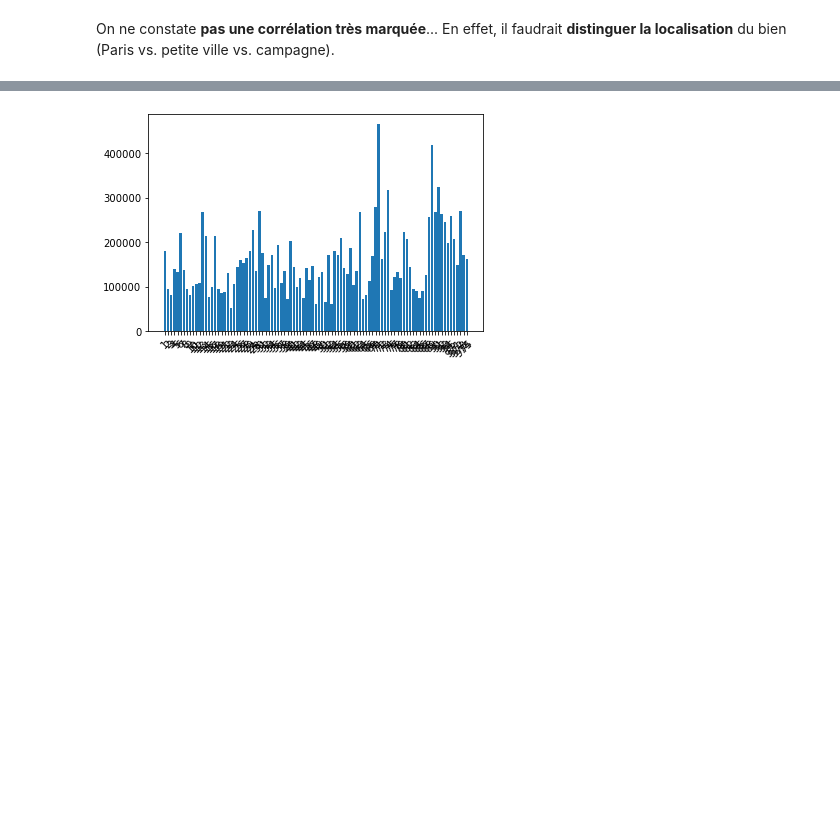
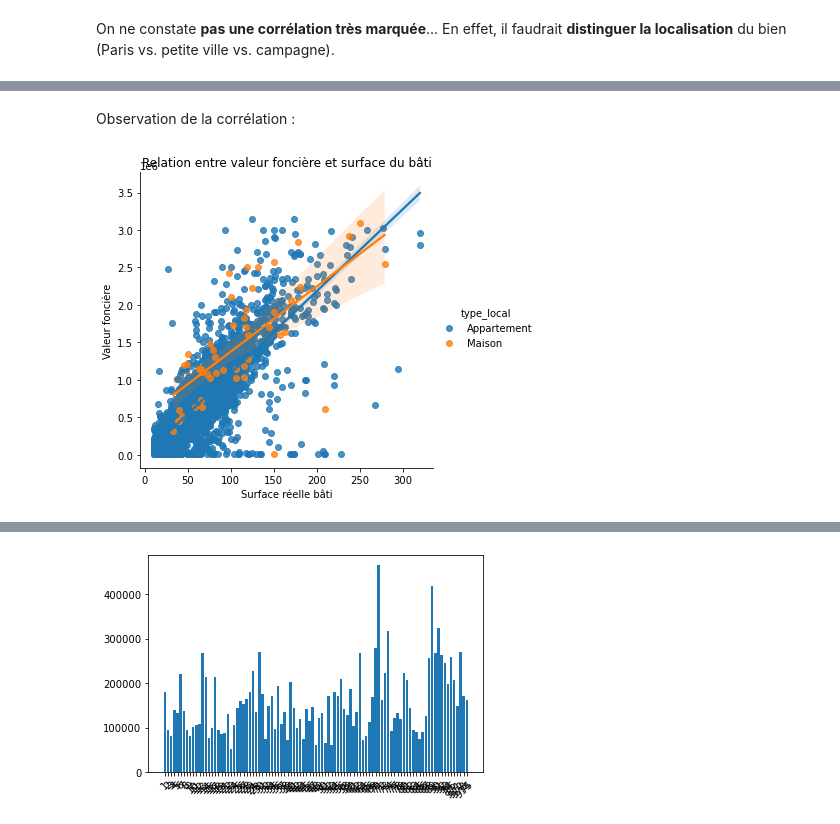
Before and after one commit to victor-kerros/tokenisation-immo, a Jupyter notebook: token-immo.ipynb, the cells around one changed output, grey strips where cells are left out. Saved outputs shown, nothing was run; the diff lists cells and outputs as text; code cells hidden in the pictures; blank space fills up the shorter version.

```diff
--- a/token-immo.ipynb
+++ b/token-immo.ipynb
@@ -752,0 +775,12 @@ On ne constate **pas une corrélation très marquée**... En effet, il faudrait
+# %% [markdown]
+Observation de la corrélation :
+# %%
+ax = sns.lmplot(x = "surface_reelle_bati",
+            y = "valeur_fonciere",
+            hue = "type_local",
+            data = data_aux_paris.sample(10000))
+ax.set(title = "Relation entre valeur foncière et surface du bâti",
+       xlabel = "Surface réelle bâti", ylabel = "Valeur foncière")
+plt.show()
+# %% [output]
+[figure, added]
```
Also changed, not shown: parts of 29 cells of this notebook.
